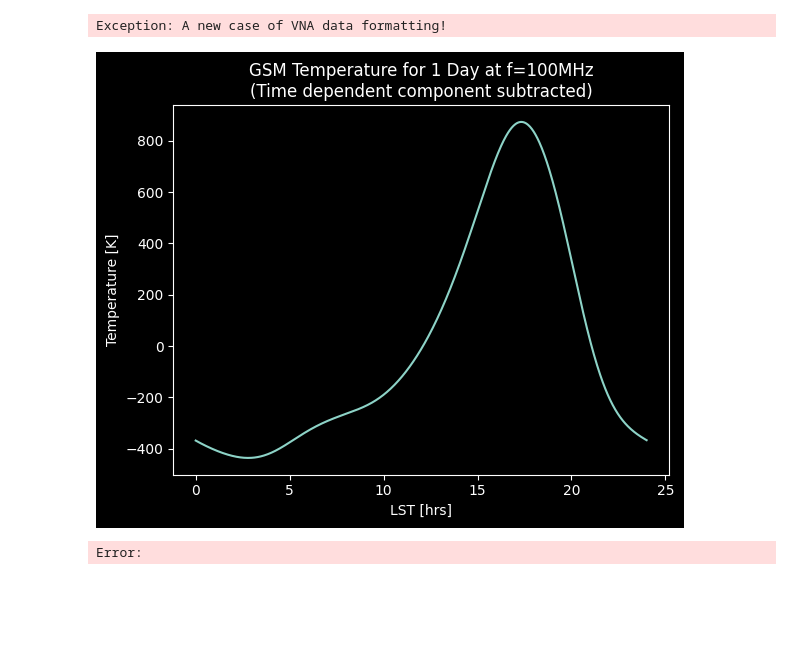
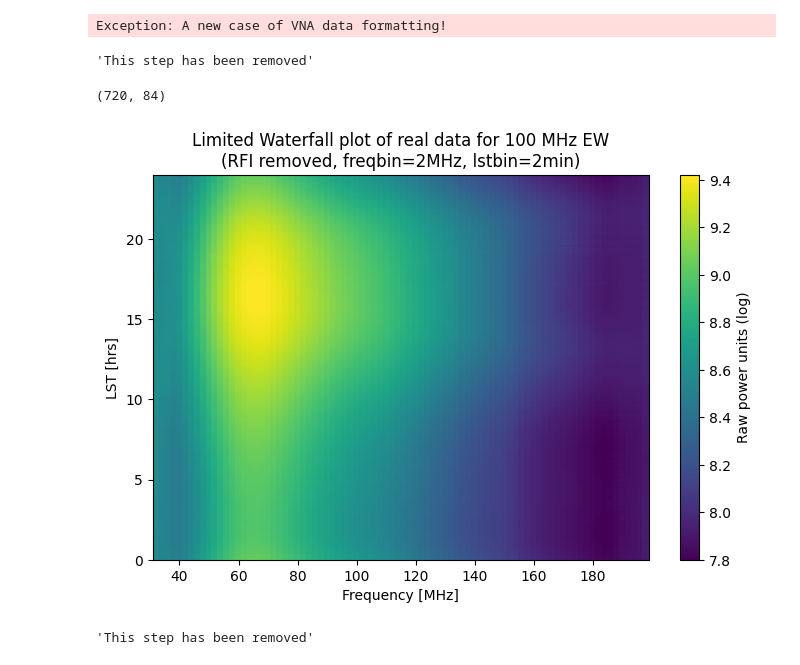
Before and after one commit to PRIZM-Experiment/prizm-calibration, a Jupyter notebook: LaurieExploration.ipynb, the cells around one changed output. Saved outputs shown, nothing was run; the diff lists cells and outputs as text; code cells hidden in the pictures; blank space fills up the shorter version.

```diff
--- a/LaurieExploration.ipynb
+++ b/LaurieExploration.ipynb
@@ -218,6 +218,7 @@ for i in range(len(names)):
 # %%
 # Optional: if you need to load in data that you've already saved
-path2file = '/home/lauriea/prizm/test_data/'
+# path2file = '/home/lauriea/prizm/test_data/' # on local machine
+path2file = '/home/s/sievers/lauriea/test_data/' # on Niagara
 file_end = '_2021_100EW.npy'
 
 with open(path2file + 'data' + file_end, 'rb') as f:
@@ -352,40 +406,45 @@ cl.find_efficiency2(antenna_s11_file_path,frontend_s11_file_path,xsmooth=200) #
 # %% [output]
 Exception: A new case of VNA data formatting!
 # %%
+'''This step has been removed'''
 # Step 4: Take a full sidereal day average of the T_GSM and subtract the time-independent
 # component from T_GSM. Do the same for T_sky = K_dGSM * P_Sky (the data).
 # (For now we skip computing eta, the transmission efficiency (eta), and absorb it into K as a first pass)
 
 # 4.1. GSM temperature
-Tgsm_dayavg = np.mean(Tgsm,axis=0)
-# print(Tgsm_dayavg.shape) # used to check the averaging was along the right axis
-dTgsm = Tgsm - Tgsm_dayavg # daily mean (time independent component) removed from Tgsm
+# Tgsm_dayavg = np.mean(Tgsm,axis=0)
+# # print(Tgsm_dayavg.shape) # used to check the averaging was along the right axis
+# dTgsm = Tgsm - Tgsm_dayavg # daily mean (time independent component) removed from Tgsm
 
-plt.plot(lst_arr,dTgsm[:,freqind]) # i = specifies time, j = specifies frequency
-plt.xlabel('LST [hrs]')
-plt.ylabel('Temperature [K]')
-plt.title('GSM Temperature for 1 Day at f='+str(freqval)+'MHz\n(Time dependent component subtracted)')
-plt.show()
+# plt.plot(lst_arr,dTgsm[:,freqind]) # i = specifies time, j = specifies frequency
+# plt.xlabel('LST [hrs]')
+# plt.ylabel('Temperature [K]')
+# plt.title('GSM Temperature for 1 Day at f='+str(freqval)+'MHz\n(Time dependent component subtracted)')
+# plt.show()
 # %% [output]
-[figure, removed]
+'This step has been removed'
 # %%
-# 4.2. Data
-# RFI.truncate(highpass=30,lowpass=200)
-# data = RFI.data
-# Psky_dayavg = np.mean()
-# dPsky =
-
 # Waterfall plot
 plt.figure(figsize=(8,5))
-freq_arr_full = RFI.freq
-FFdata, LSTdata = np.meshgrid(freq_arr_full,lst[0:1000])
-# plt.imshow(Tgsm,aspect='equal')
-plt.pcolormesh(FFdata,LSTdata,np.log10(data[0:1000]))
-plt.colorbar()
+freq_arr_data = RFI.freq
+lst = RFI.lst
+print(data.shape)
+plot_slice = np.arange(0,3500,1).astype(int)
+FFdata, LSTdata = np.meshgrid(freq_arr_data,lst[0:3500]) # when the max index is <3500, this just takes the full array
+plt.pcolormesh(FFdata,LSTdata,np.log10(data[0:3500]),shading='auto')
+plt.colorbar(label='Raw power units (log)')
 plt.xlabel('Frequency [MHz]')
 plt.ylabel('LST [hrs]')
-plt.title('(Log) Limited LST waterfall plot of GSM real data for 100 MHz EW\n(RFI NOT removed, \
-    freq range NOT truncated)')
+plt.title('Limited Waterfall plot of real data for 100 MHz EW\n(RFI removed, freqbin=2MHz, lstbin=2min)')
 plt.show()
 # %% [output]
-Error:
+(720, 84)
+[figure, added]
+# %%
+'''This step has been removed'''
+# 4.2. taking day average of the real data and subtracting the time independent component
+# In this code, the LST binning bins all LSTs into 24h with no regard for the day
+# Psky_dayavg = np.mean()
+# dPsky =
+# %% [output]
+'This step has been removed'
```
Also changed, not shown: parts of 17 cells of this notebook, 6 other files.
